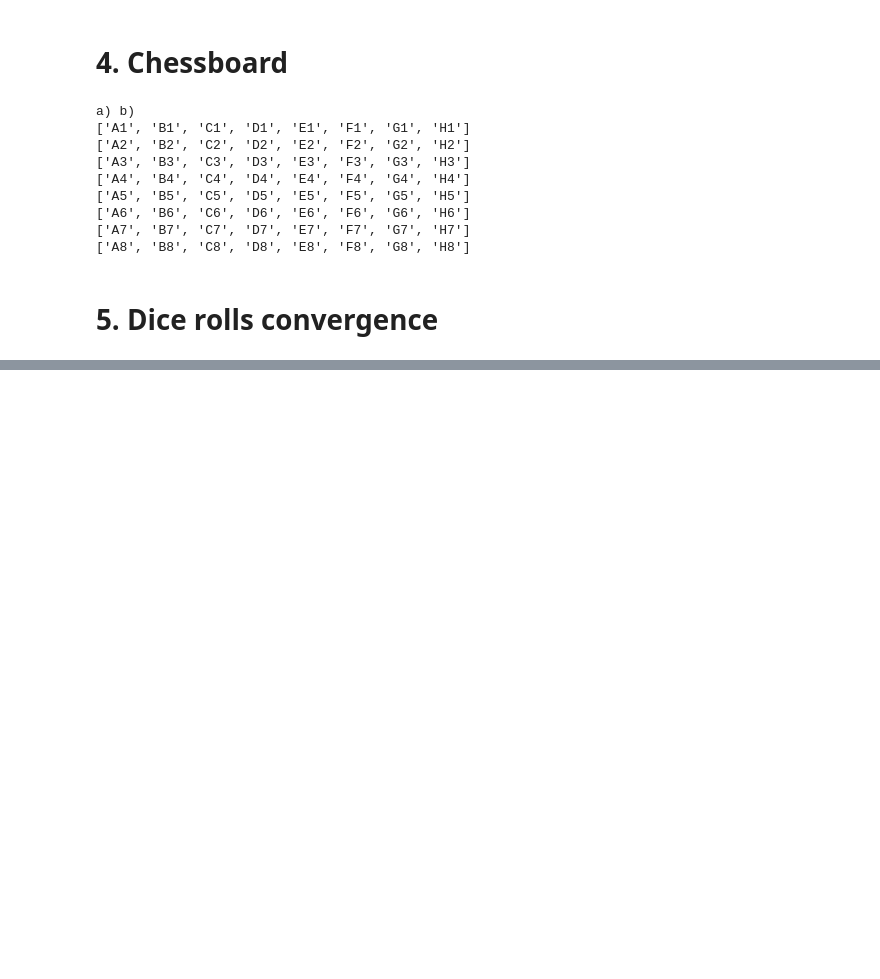
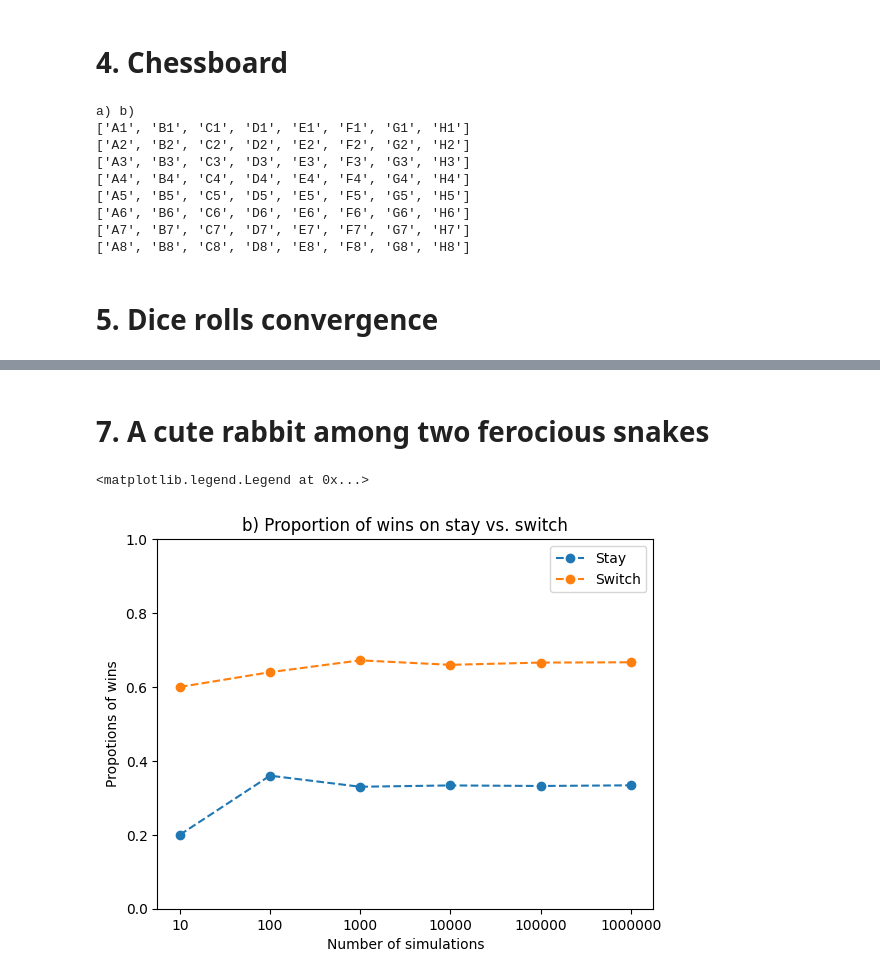
Before and after one commit to johan-suld/Python_johan_suld, a Jupyter notebook: Exercises/exercise4.ipynb, the cells around one changed output, grey strips where cells are left out. Cells and saved outputs as stored; diff of their text form; code cells hidden in the pictures; blank space fills up the shorter version.

```diff
--- a/Exercises/exercise4.ipynb
+++ b/Exercises/exercise4.ipynb
@@ -109,0 +161,68 @@ Share of sixes: [0.0, 0.14, 0.159, 0.1651, 0.16567, 0.166217]
+# %% [markdown]
+# 7. A cute rabbit among two ferocious snakes
+# %%
+import random
+import matplotlib.pyplot as plt
+
+simulation_sizes = [10, 100, 1000, 10000, 100000, 1000000]
+
+# Create function that simulate games and return number of wins for each simulation size, argument is 'stay' or 'switch'
+def doorGameSimulation(stayOrSwitch):
+
+    alternatives = ['stay', 'switch']
+    number_of_wins = []
+
+    for i in range(len(simulation_sizes)):
+        sum_wins = 0
+        for j in range(simulation_sizes[i]):
+
+            animals = ['snake', 'snake', 'rabbit']
+
+            # Assign animals to doors
+            door_a = animals.pop(random.randint(0, len(animals) - 1))
+            door_b = animals.pop(random.randint(0, len(animals) - 1))
+            door_c = animals.pop(random.randint(0, len(animals) - 1))
+
+            doors = [door_a, door_b, door_c]
+
+            # Player picks their first door
+            first_choice = doors[random.randint(0, len(doors) - 1)]
+
+            # A door which is not picked opens, make sure it has a snake
+            initial_open = ''
+            while initial_open != 'snake':
+                initial_open = doors[random.randint(0, len(doors) - 1)]
+            doors.remove(initial_open)
+
+            # Win conditions
+            if (stayOrSwitch == 'stay' and first_choice == 'rabbit') or (stayOrSwitch == 'switch' and first_choice == 'snake'):
+                        sum_wins += 1
+
+        number_of_wins.append(sum_wins)
+
+    return number_of_wins
+
+share_of_wins_stay = []
+share_of_wins_switch = []
+
+# Simulate games for stay and switch, store number of wins
+number_of_wins_stay = doorGameSimulation('stay')
+number_of_wins_switch = doorGameSimulation('switch')
+
+# Calculate share of wins for stay and switch
+for k in range(len(simulation_sizes)):
+    share_of_wins_stay.append(number_of_wins_stay[k] / simulation_sizes[k])
+    share_of_wins_switch.append(number_of_wins_switch[k] / simulation_sizes[k])
+
+# Plot results
+plt.title('b) Proportion of wins on stay vs. switch')
+plt.xticks([0, 1, 2, 3, 4, 5], simulation_sizes)
+plt.ylim(0, 1)
+plt.xlabel('Number of simulations')
+plt.ylabel('Propotions of wins')
+plt.plot(share_of_wins_stay, linestyle='dashed', marker='o', label='Stay')
+plt.plot(share_of_wins_switch, linestyle='dashed', marker='o', label='Switch')
+plt.legend()
+# %% [output]
+<matplotlib.legend.Legend at 0x...>
+[figure, added]
```
Also changed, not shown: parts of 6 cells of this notebook, 5 other files.
